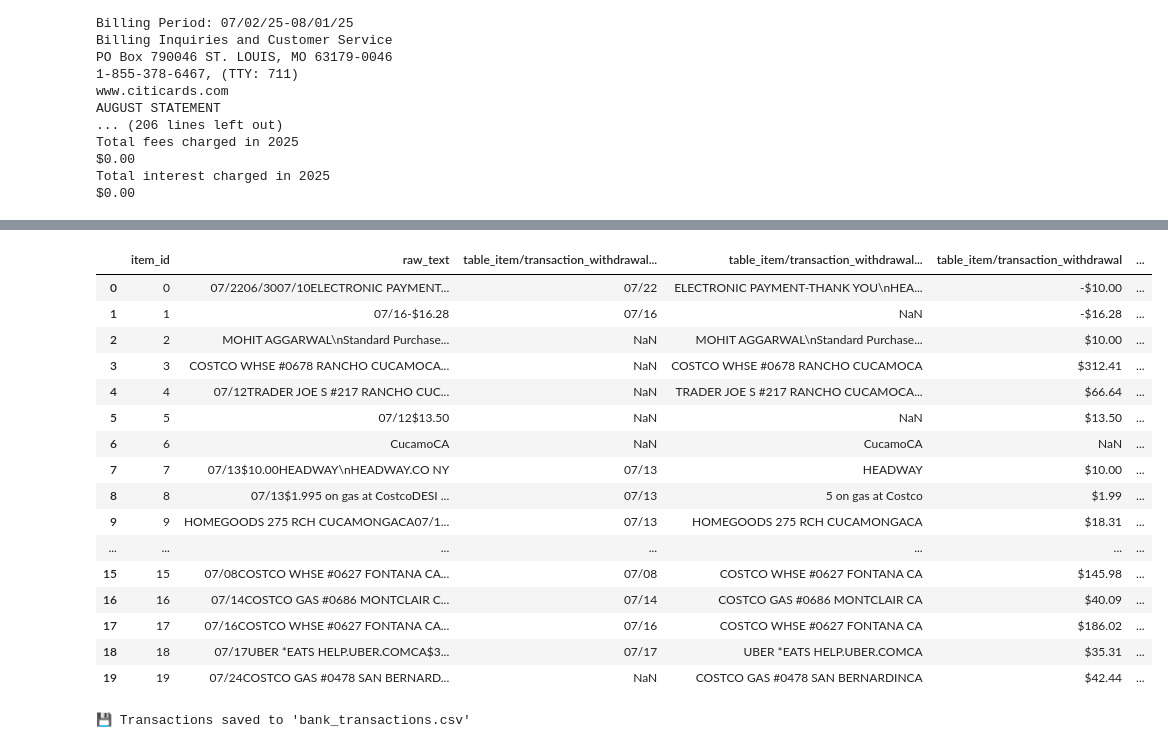
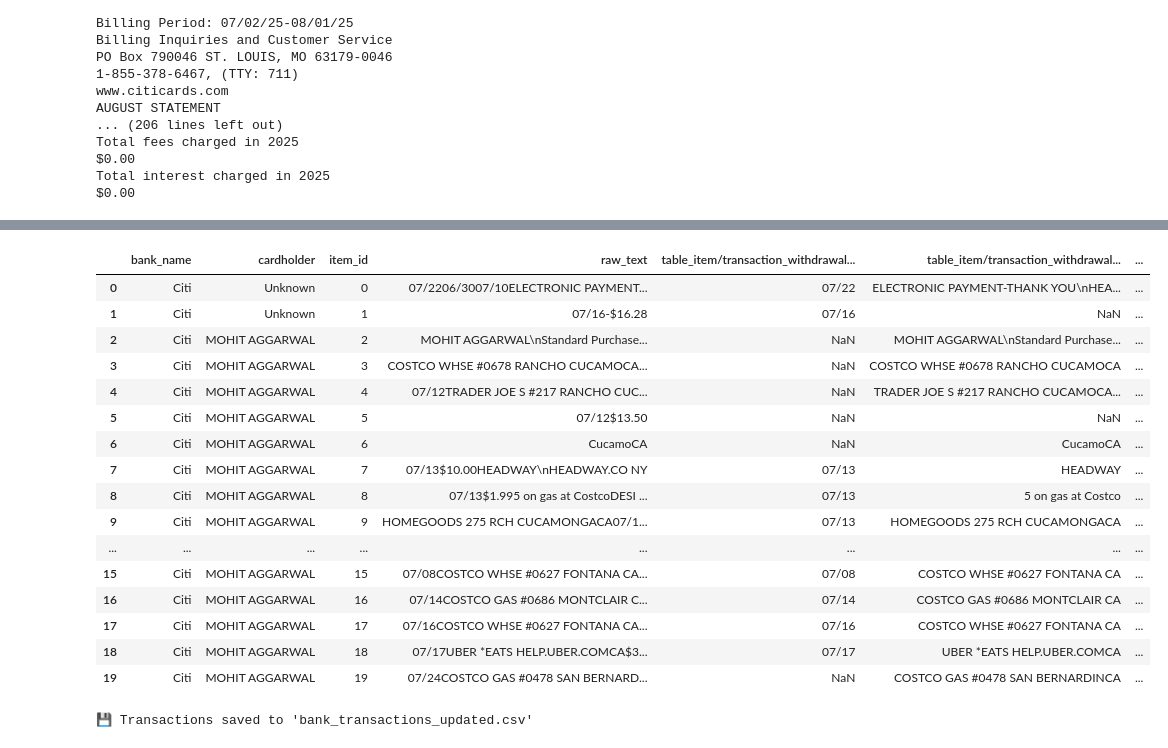
Before and after one commit to mohitagr18/personal_finance_tracker, a Jupyter notebook: test.ipynb, the cells around one changed output, grey strips where cells are left out. Cells and saved outputs as stored; diff of their text form; code cells hidden in the pictures.

```diff
--- a/test.ipynb
+++ b/test.ipynb
@@ -113,15 +106,3 @@ Total fees charged in 2025
 $0.00
 Total interest charged in 2025
 $0.00
-# %%
-# Quick entity exploration
-entities_by_type = {}
-for entity in result.entities:
-    entity_type = entity.type_
-    if entity_type not in entities_by_type:
-        entities_by_type[entity_type] = []
-    entities_by_type[entity_type].append(entity)
-
-print(f"Found {len(result.entities)} entities of {len(entities_by_type)} different types:")
-for entity_type, entity_list in entities_by_type.items():
-    print(f"  {entity_type}: {len(entity_list)} items")
@@ -141,15 +108,0 @@ Found 37 entities of 11 different types:
-# %%
-# Extract transaction data
-transactions = []
-for entity_type, entities in entities_by_type.items():
-    if 'transaction' in entity_type.lower() or 'amount' in entity_type.lower() or 'date' in entity_type.lower():
-        print(f"\nExamining {entity_type}:")
-        for i, entity in enumerate(entities[:3]):  # Show first 3
-            text = entity.mention_text or ""
-            print(f"  {i}: '{text}'")
-
-print("\n" + "="*50)
-print("Next steps:")
-print("1. Look at the entity types above")
-print("2. Let me know which ones contain your transaction data")
-print("3. I'll help you write specific parsing code for your document format")
@@ -418,5 +266,5 @@ def analyze_and_extract_transactions(document):
 # %%
-df, info = analyze_and_extract_transactions(result)
+df4, info4 = analyze_and_extract_transactions(result)
 # %% [output]
 === BANK STATEMENT ANALYSIS ===
 
@@ -436,20 +282,20 @@ Columns: ['item_id', 'raw_text', 'table_item/transaction_withdrawal_date', 'tabl
 
 === TRANSACTION DATA ===
-|  | item_id | raw_text | table_item/transaction_withdrawal... | table_item/transaction_withdrawal... | table_item/transaction_withdrawal | ... |
-| 0 | 0 | 07/2206/3007/10ELECTRONIC PAYMENT... | 07/22 | ELECTRONIC PAYMENT-THANK YOU\nHEA... | -$10.00 | ... |
-| 1 | 1 | 07/16-$16.28 | 07/16 | NaN | -$16.28 | ... |
-| 2 | 2 | MOHIT AGGARWAL\nStandard Purchase... | NaN | MOHIT AGGARWAL\nStandard Purchase... | $10.00 | ... |
-| 3 | 3 | COSTCO WHSE #0678 RANCHO CUCAMOCA... | NaN | COSTCO WHSE #0678 RANCHO CUCAMOCA | $312.41 | ... |
-| 4 | 4 | 07/12TRADER JOE S #217 RANCHO CUC... | NaN | TRADER JOE S #217 RANCHO CUCAMOCA... | $66.64 | ... |
-| 5 | 5 | 07/12$13.50 | NaN | NaN | $13.50 | ... |
-| 6 | 6 | CucamoCA | NaN | CucamoCA | NaN | ... |
-| 7 | 7 | 07/13$10.00HEADWAY\nHEADWAY.CO NY | 07/13 | HEADWAY | $10.00 | ... |
-| 8 | 8 | 07/13$1.995 on gas at CostcoDESI ... | 07/13 | 5 on gas at Costco | $1.99 | ... |
-| 9 | 9 | HOMEGOODS 275 RCH CUCAMONGACA07/1... | 07/13 | HOMEGOODS 275 RCH CUCAMONGACA | $18.31 | ... |
-| ... | ... | ... | ... | ... | ... | ... |
-| 15 | 15 | 07/08COSTCO WHSE #0627 FONTANA CA... | 07/08 | COSTCO WHSE #0627 FONTANA CA | $145.98 | ... |
-| 16 | 16 | 07/14COSTCO GAS #0686 MONTCLAIR C... | 07/14 | COSTCO GAS #0686 MONTCLAIR CA | $40.09 | ... |
-| 17 | 17 | 07/16COSTCO WHSE #0627 FONTANA CA... | 07/16 | COSTCO WHSE #0627 FONTANA CA | $186.02 | ... |
-| 18 | 18 | 07/17UBER *EATS HELP.UBER.COMCA$3... | 07/17 | UBER *EATS HELP.UBER.COMCA | $35.31 | ... |
-| 19 | 19 | 07/24COSTCO GAS #0478 SAN BERNARD... | NaN | COSTCO GAS #0478 SAN BERNARDINCA | $42.44 | ... |
+|  | bank_name | cardholder | item_id | raw_text | table_item/transaction_withdrawal... | table_item/transaction_withdrawal... | ... |
+| 0 | Citi | Unknown | 0 | 07/2206/3007/10ELECTRONIC PAYMENT... | 07/22 | ELECTRONIC PAYMENT-THANK YOU\nHEA... | ... |
+| 1 | Citi | Unknown | 1 | 07/16-$16.28 | 07/16 | NaN | ... |
+| 2 | Citi | MOHIT AGGARWAL | 2 | MOHIT AGGARWAL\nStandard Purchase... | NaN | MOHIT AGGARWAL\nStandard Purchase... | ... |
+| 3 | Citi | MOHIT AGGARWAL | 3 | COSTCO WHSE #0678 RANCHO CUCAMOCA... | NaN | COSTCO WHSE #0678 RANCHO CUCAMOCA | ... |
+| 4 | Citi | MOHIT AGGARWAL | 4 | 07/12TRADER JOE S #217 RANCHO CUC... | NaN | TRADER JOE S #217 RANCHO CUCAMOCA... | ... |
+| 5 | Citi | MOHIT AGGARWAL | 5 | 07/12$13.50 | NaN | NaN | ... |
+| 6 | Citi | MOHIT AGGARWAL | 6 | CucamoCA | NaN | CucamoCA | ... |
+| 7 | Citi | MOHIT AGGARWAL | 7 | 07/13$10.00HEADWAY\nHEADWAY.CO NY | 07/13 | HEADWAY | ... |
+| 8 | Citi | MOHIT AGGARWAL | 8 | 07/13$1.995 on gas at CostcoDESI ... | 07/13 | 5 on gas at Costco | ... |
+| 9 | Citi | MOHIT AGGARWAL | 9 | HOMEGOODS 275 RCH CUCAMONGACA07/1... | 07/13 | HOMEGOODS 275 RCH CUCAMONGACA | ... |
+| ... | ... | ... | ... | ... | ... | ... | ... |
+| 15 | Citi | MOHIT AGGARWAL | 15 | 07/08COSTCO WHSE #0627 FONTANA CA... | 07/08 | COSTCO WHSE #0627 FONTANA CA | ... |
+| 16 | Citi | MOHIT AGGARWAL | 16 | 07/14COSTCO GAS #0686 MONTCLAIR C... | 07/14 | COSTCO GAS #0686 MONTCLAIR CA | ... |
+| 17 | Citi | MOHIT AGGARWAL | 17 | 07/16COSTCO WHSE #0627 FONTANA CA... | 07/16 | COSTCO WHSE #0627 FONTANA CA | ... |
+| 18 | Citi | MOHIT AGGARWAL | 18 | 07/17UBER *EATS HELP.UBER.COMCA$3... | 07/17 | UBER *EATS HELP.UBER.COMCA | ... |
+| 19 | Citi | MOHIT AGGARWAL | 19 | 07/24COSTCO GAS #0478 SAN BERNARD... | NaN | COSTCO GAS #0478 SAN BERNARDINCA | ... |
-💾 Transactions saved to 'bank_transactions.csv'
+💾 Transactions saved to 'bank_transactions_updated.csv'
```
Also changed, not shown: parts of 12 cells of this notebook, 4 other files.
